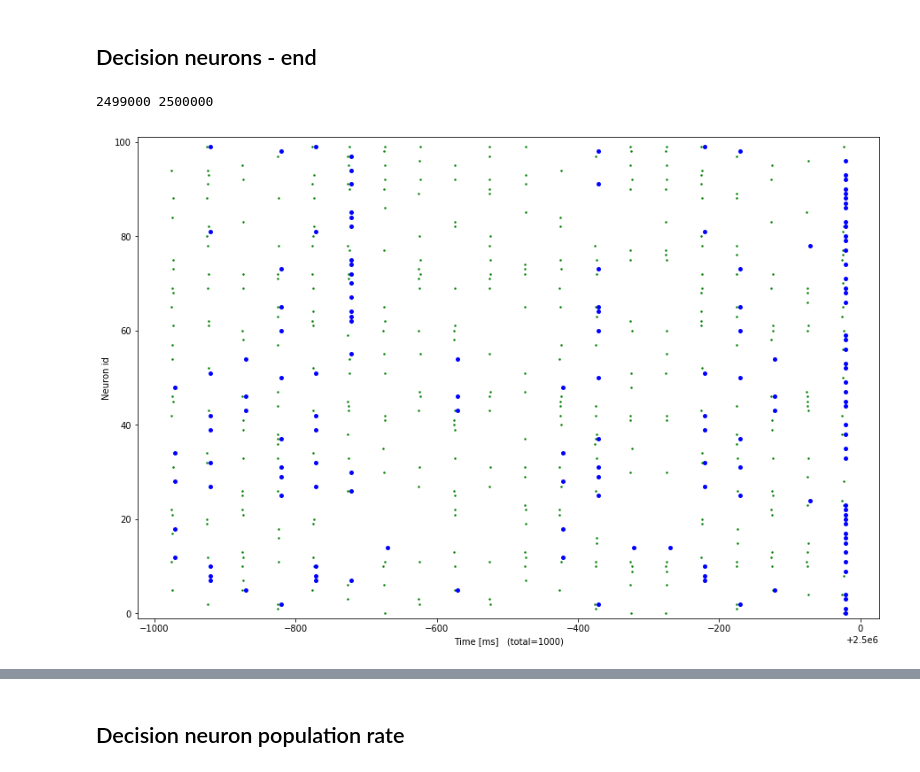
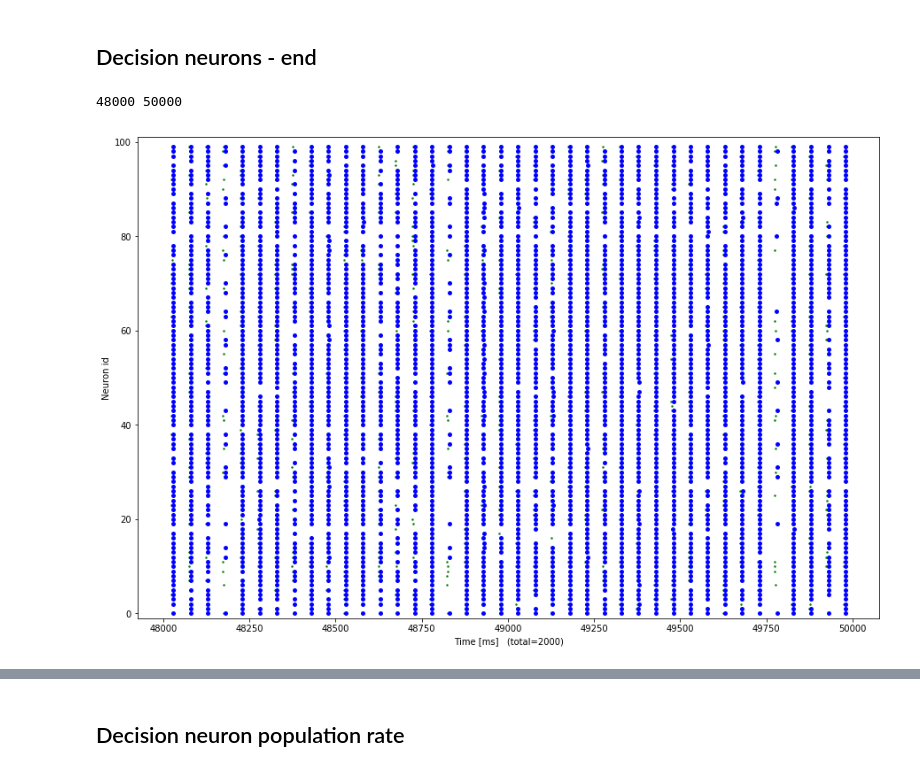
Before and after one commit to chanokin/brainscales-recognition, a Jupyter notebook: codebase/mushroom_body/analyze_mbody_results.ipynb, the cells around one changed output, grey strips where cells are left out. Saved outputs shown, nothing was run; the diff lists cells and outputs as text; code cells hidden in the pictures.

```diff
--- a/codebase/mushroom_body/analyze_mbody_results.ipynb
+++ b/codebase/mushroom_body/analyze_mbody_results.ipynb
@@ -387,22 +443,23 @@ Decision neurons - end
 ---
 # %%
 # start_t = int(total_t*0.999)
-start_t = total_t - 1000
+total_t = int(data['sim_time'])
+start_t = total_t - 2000
 print(start_t, total_t)
 fig = plt.figure(figsize=(15, 10))
 ax = plt.subplot(1, 1, 1)
 
 plot_in_range(fig, ax, in_spikes,  start_t=start_t, end_t=total_t, markersize=5, color='green')
 plot_in_range(fig, ax, out_spikes, start_t=start_t, end_t=total_t, markersize=10)
 
 
 ax.set_ylabel('Neuron id')
 ax.set_xlabel('Time [ms]   (total={})'.format(total_t - start_t))
 ax.set_ylim(-1, 101)
 
 plt.show()
 # %% [output]
-2499000 2500000
+48000 50000
-[figure, old version]
+[figure, new version]
 # %%
 # start_t = int(total_t*0.999)
```
Also changed, not shown: parts of 23 cells of this notebook, 26 other files.
